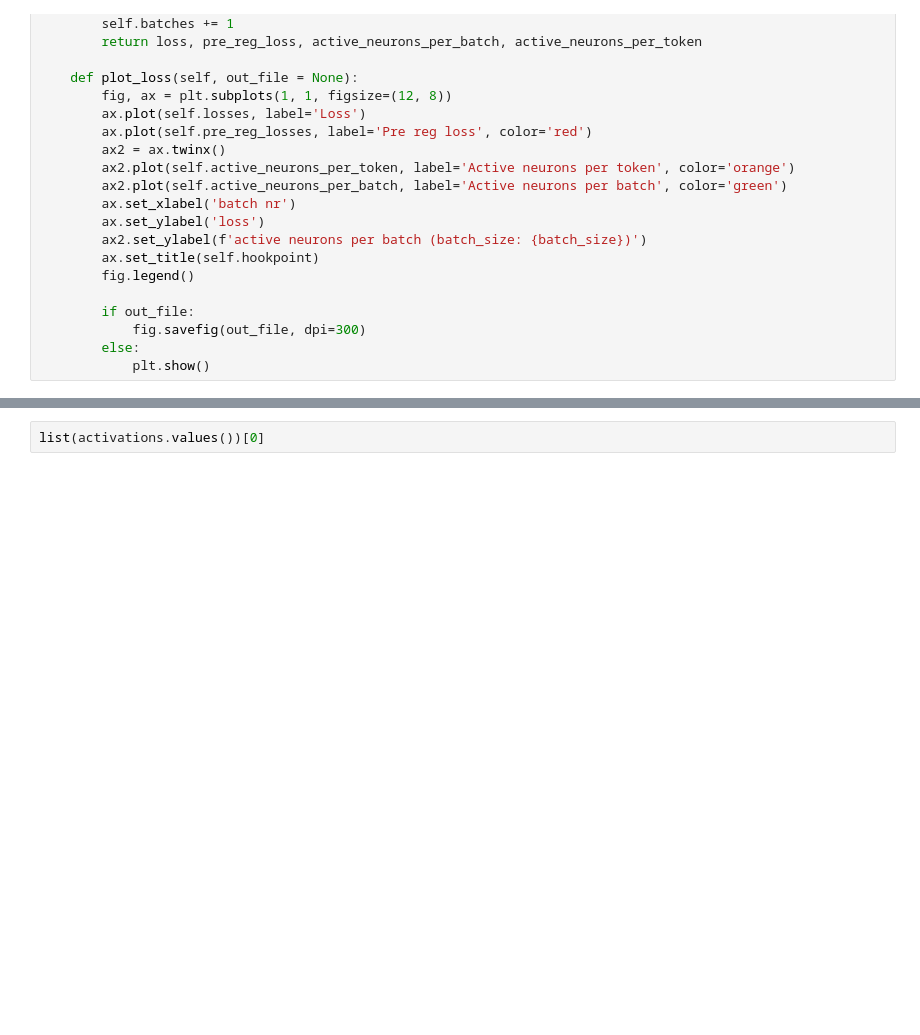
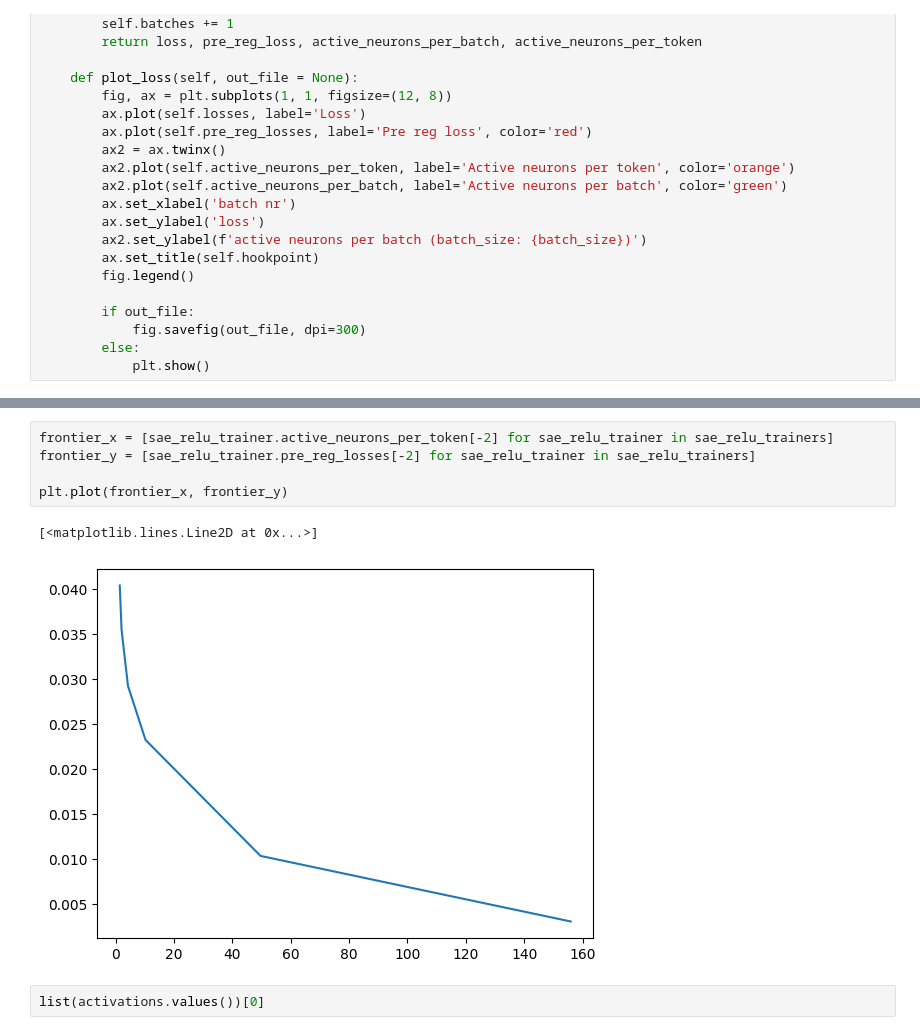
Before and after one commit to MarkusSibbesen/mechinterp_research_project, a Jupyter notebook: gridsearch_small_sae.ipynb, the cells around one changed output, grey strips where cells are left out. Cells and saved outputs as stored; diff of their text form; blank space fills up the shorter version.

```diff
--- a/gridsearch_small_sae.ipynb
+++ b/gridsearch_small_sae.ipynb
@@ -175,3 +218,11 @@ sae_relu_trainer.plot_loss()
+# %%
+frontier_x = [sae_relu_trainer.active_neurons_per_token[-2] for sae_relu_trainer in sae_relu_trainers]
+frontier_y = [sae_relu_trainer.pre_reg_losses[-2] for sae_relu_trainer in sae_relu_trainers]
+
+plt.plot(frontier_x, frontier_y)
+# %% [output]
+[<matplotlib.lines.Line2D at 0x...>]
+[figure, added]
 # %%
 list(activations.values())[0]
 # %% [output]
```
Also changed, not shown: parts of 5 cells of this notebook.
